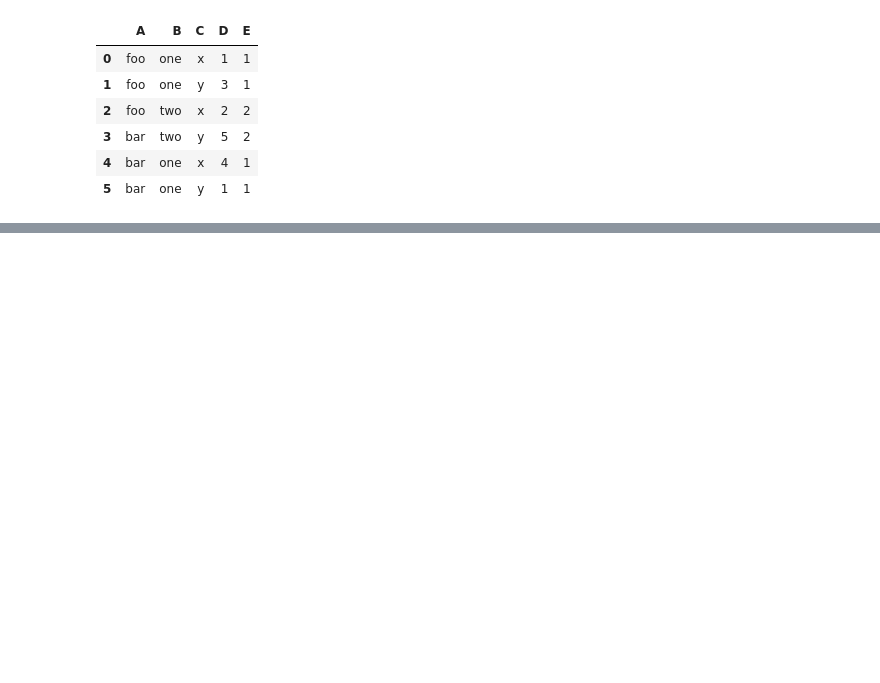
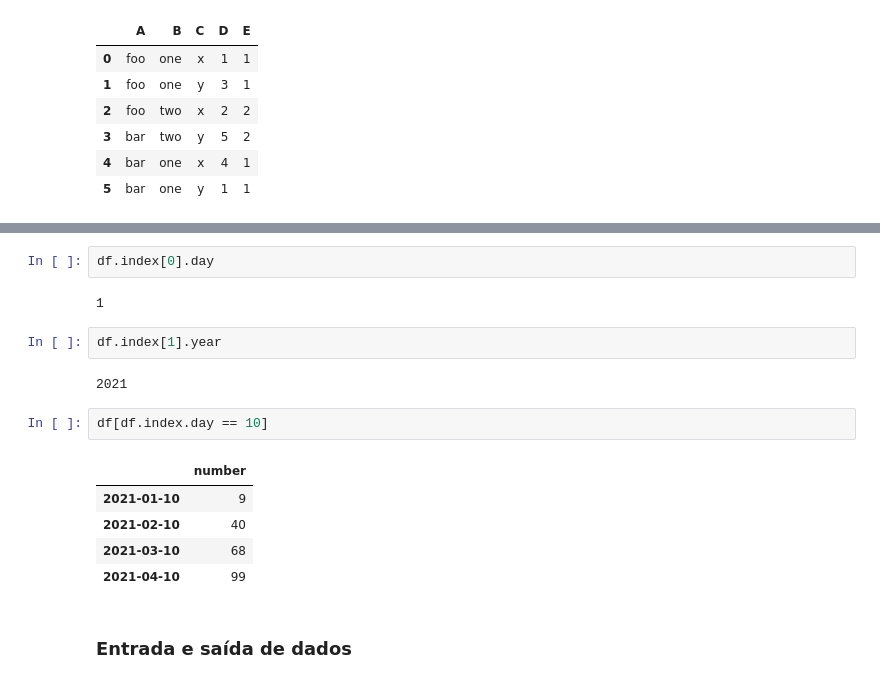
Before and after one commit to YuriBragaB/analisando_dados_com_Pandas_e_SQL, a Jupyter notebook: lendo_e_combinando_tabelas/anotacoes_e_codigo.ipynb, the cells around one changed output, grey strips where cells are left out. Saved outputs shown, nothing was run; the diff lists cells and outputs as text; blank space fills up the shorter version.

```diff
--- a/lendo_e_combinando_tabelas/anotacoes_e_codigo.ipynb
+++ b/lendo_e_combinando_tabelas/anotacoes_e_codigo.ipynb
@@ -369,0 +436,18 @@ df.pivot_table(index= 'A', columns= 'B', values = 'D')
+# %%
+df.index[0].day
+# %% [output]
+1
+# %%
+df.index[1].year
+# %% [output]
+2021
+# %%
+df[df.index.day == 10]
+# %% [output]
+|  | number |
+| 2021-01-10 | 9 |
+| 2021-02-10 | 40 |
+| 2021-03-10 | 68 |
+| 2021-04-10 | 99 |
+# %% [markdown]
+### Entrada e saída de dados
```
Also changed, not shown: parts of 13 cells of this notebook, 4 other files.
